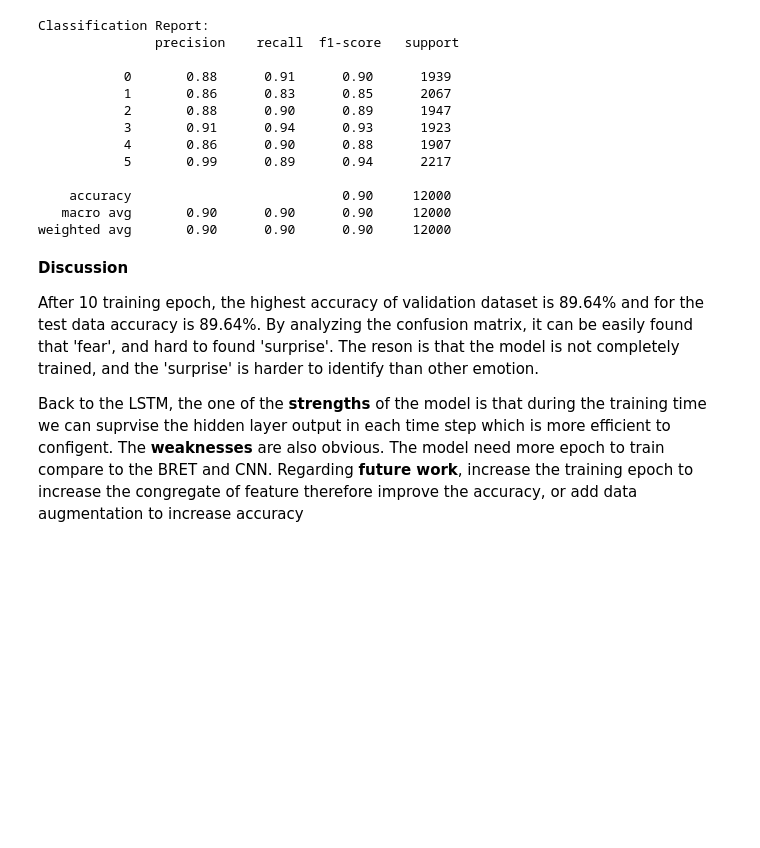
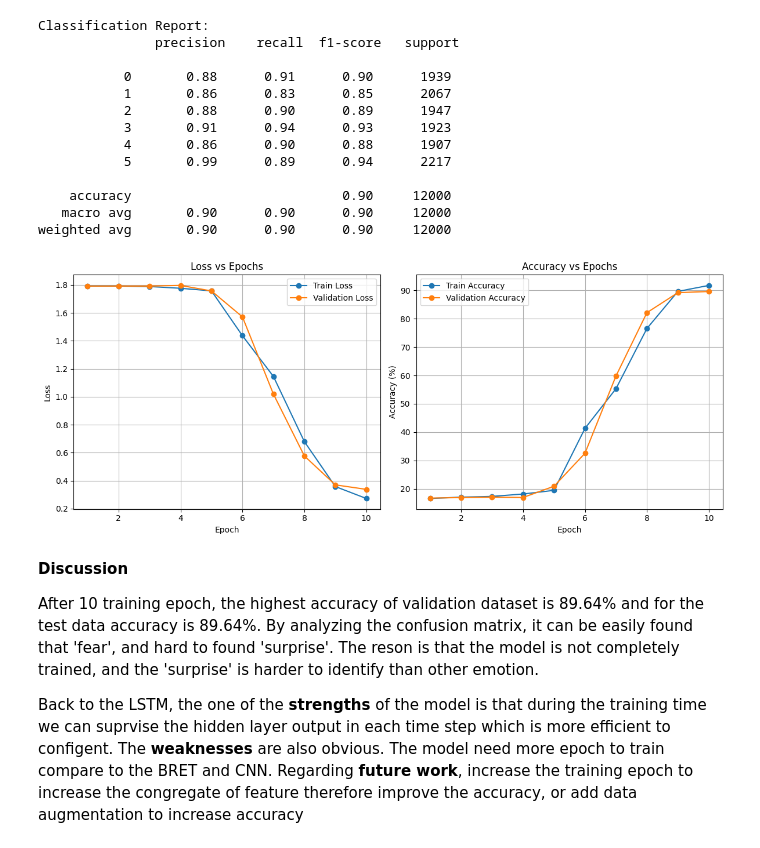
Before and after one commit to luzeeliu/emotion-test-, a Jupyter notebook: LSTM.ipynb, the cells around one changed output. Saved outputs shown, nothing was run; the diff lists cells and outputs as text; code cells hidden in the pictures; blank space fills up the shorter version.

```diff
--- a/LSTM.ipynb
+++ b/LSTM.ipynb
@@ -595,6 +595,47 @@ Classification Report:
     accuracy                           0.90     12000
    macro avg       0.90      0.90      0.90     12000
 weighted avg       0.90      0.90      0.90     12000
+# %%
+import matplotlib.pyplot as plt
+
+# Epochs
+epochs = [1, 2, 3, 4, 5,6,7,8,9,10]
+
+# Training metrics
+train_loss = [1.7923,1.7920, 1.7885,1.7760, 1.7573, 1.4369, 1.1457, 0.6795, 0.3584, 0.2731]
+train_accuracy = [16.56,17.03, 17.30, 18.14, 19.43, 41.31, 55.31, 76.58, 89.67, 91.79]
+
+# Validation metrics
+val_loss = [1.7918,1.7919,1.7918,1.7965,1.7569,1.5715, 1.0195, 0.5769, 0.3704, 0.3383]
+val_accuracy = [16.70, 16.88, 17.03,16.91, 20.88, 32.53, 59.79, 82.17, 89.23, 89.64]
+
+# Plotting
+plt.figure(figsize=(12, 5))
+
+# Loss plot
+plt.subplot(1, 2, 1)
+plt.plot(epochs, train_loss, label='Train Loss', marker='o')
+plt.plot(epochs, val_loss, label='Validation Loss', marker='o')
+plt.xlabel('Epoch')
+plt.ylabel('Loss')
+plt.title('Loss vs Epochs')
+plt.legend()
+plt.grid(True)
+
+# Accuracy plot
+plt.subplot(1, 2, 2)
+plt.plot(epochs, train_accuracy, label='Train Accuracy', marker='o')
+plt.plot(epochs, val_accuracy, label='Validation Accuracy', marker='o')
+plt.xlabel('Epoch')
+plt.ylabel('Accuracy (%)')
+plt.title('Accuracy vs Epochs')
+plt.legend()
+plt.grid(True)
+
+plt.tight_layout()
+plt.show()
+# %% [output]
+[figure, added]
 # %% [markdown]
 **Discussion**
 
```
